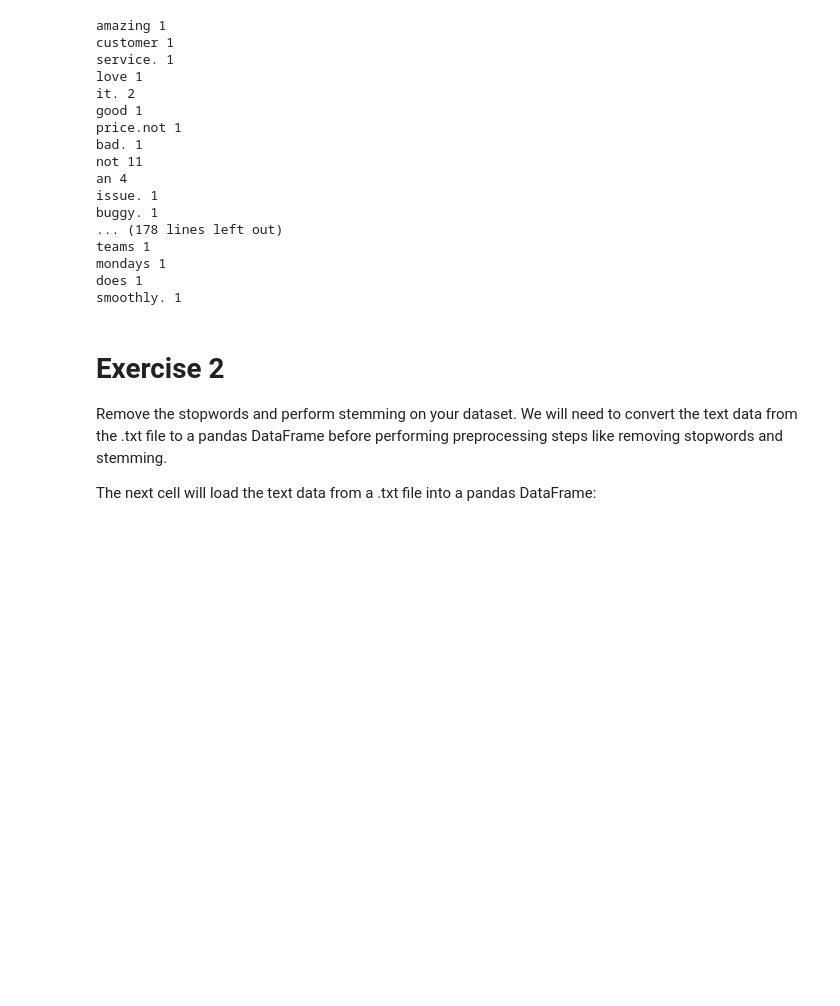
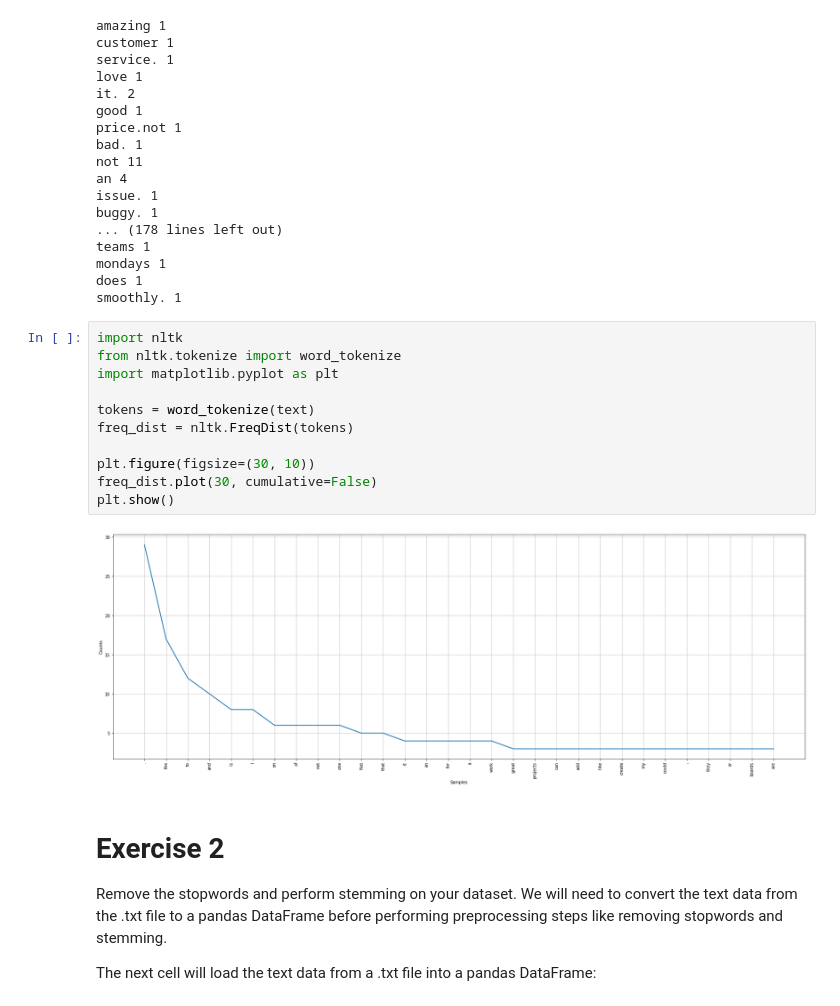
Before and after one commit to ddenebb/estructures_Dataframe, a Jupyter notebook: Tasca_M9_T01.ipynb, the cells around one changed output. Saved outputs shown, nothing was run; the diff lists cells and outputs as text; blank space fills up the shorter version.

```diff
--- a/Tasca_M9_T01.ipynb
+++ b/Tasca_M9_T01.ipynb
@@ -49,6 +49,19 @@ teams 1
 mondays 1
 does 1
 smoothly. 1
+# %%
+import nltk
+from nltk.tokenize import word_tokenize
+import matplotlib.pyplot as plt
+
+tokens = word_tokenize(text)
+freq_dist = nltk.FreqDist(tokens)
+
+plt.figure(figsize=(30, 10))
+freq_dist.plot(30, cumulative=False)
+plt.show()
+# %% [output]
+[figure, added]
 # %% [markdown]
 # Exercise 2
 
```
Also changed, not shown: parts of 4 cells of this notebook.
